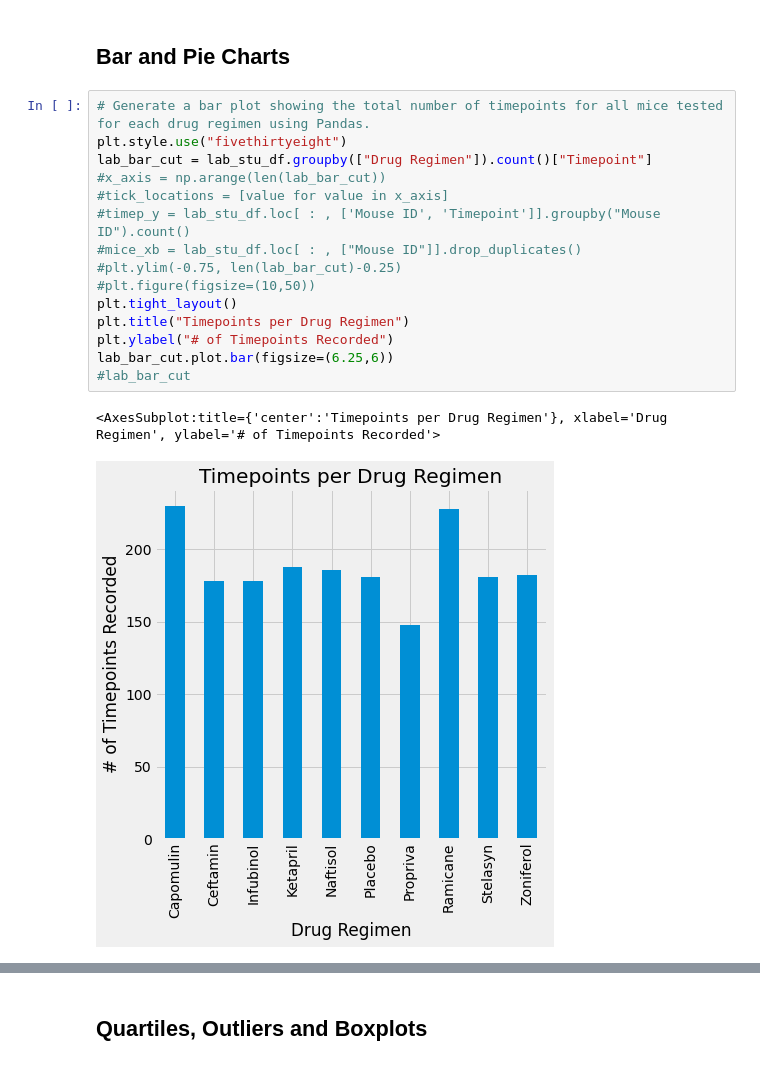
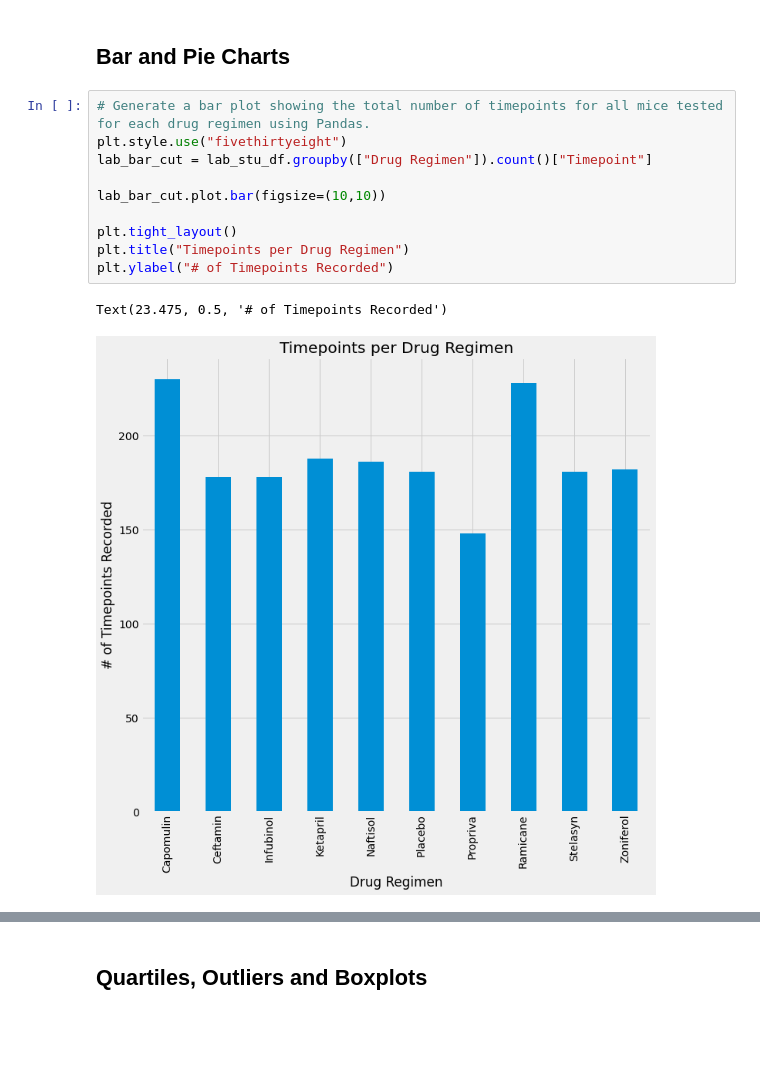
Before and after one commit to CBPher24/MatPlotLib_Challenge, a Jupyter notebook: Pymaceuticals/pymaceuticals_starter.ipynb, the cells around one changed output, grey strips where cells are left out. Drawn from its saved outputs; the diff is of its cells as text; blank space fills up the shorter version.

Commit message:
clean up and tweaking graphs

```diff
--- a/Pymaceuticals/pymaceuticals_starter.ipynb
+++ b/Pymaceuticals/pymaceuticals_starter.ipynb
@@ -146,21 +146,16 @@ lab_stu_mdf.loc[ : , ["Drug Regimen", "Tumor Volume (mm3)"]].groupby("Drug Regim
 # %%
 # Generate a bar plot showing the total number of timepoints for all mice tested for each drug regimen using Pandas.
 plt.style.use("fivethirtyeight")
 lab_bar_cut = lab_stu_df.groupby(["Drug Regimen"]).count()["Timepoint"]
-#x_axis = np.arange(len(lab_bar_cut))
-#tick_locations = [value for value in x_axis]
-#timep_y = lab_stu_df.loc[ : , ['Mouse ID', 'Timepoint']].groupby("Mouse ID").count()
-#mice_xb = lab_stu_df.loc[ : , ["Mouse ID"]].drop_duplicates()
-#plt.ylim(-0.75, len(lab_bar_cut)-0.25)
-#plt.figure(figsize=(10,50))
+
+lab_bar_cut.plot.bar(figsize=(10,10))
+
 plt.tight_layout()
 plt.title("Timepoints per Drug Regimen")
 plt.ylabel("# of Timepoints Recorded")
-lab_bar_cut.plot.bar(figsize=(6.25,6))
-#lab_bar_cut
 # %% [output]
-<AxesSubplot:title={'center':'Timepoints per Drug Regimen'}, xlabel='Drug Regimen', ylabel='# of Timepoints Recorded'>
+Text(23.475, 0.5, '# of Timepoints Recorded')
-[figure, old version]
+[figure, new version]
 # %%
 # Generate a bar plot showing the total number of timepoints for all mice tested for each drug regimen using pyplot.
 # x_axis = np.arange(len(lab_stu_mdf))
```
Also changed, not shown: parts of 8 cells of this notebook.
